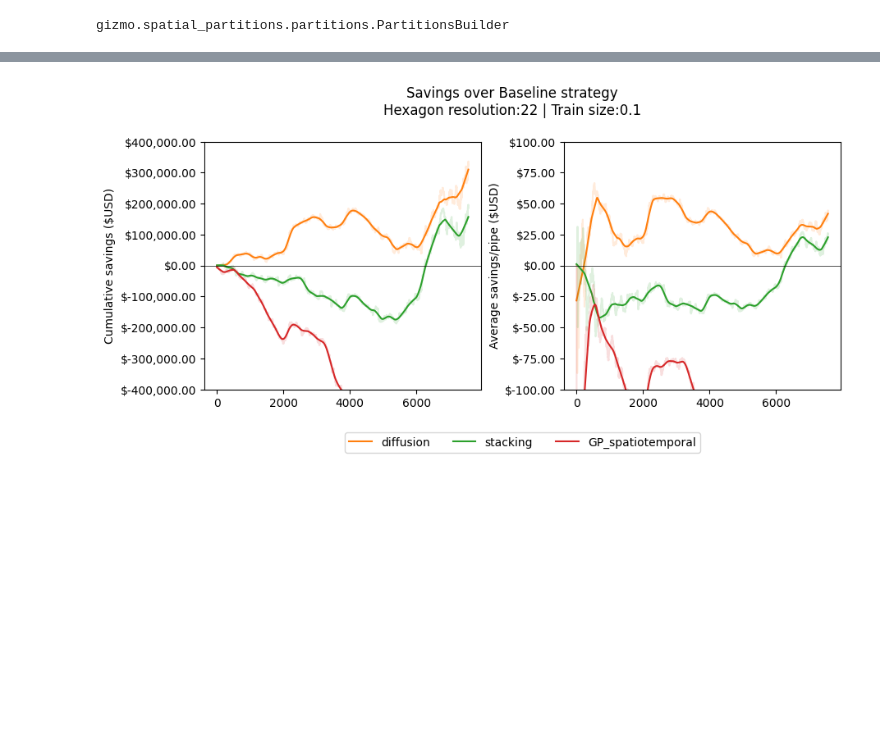
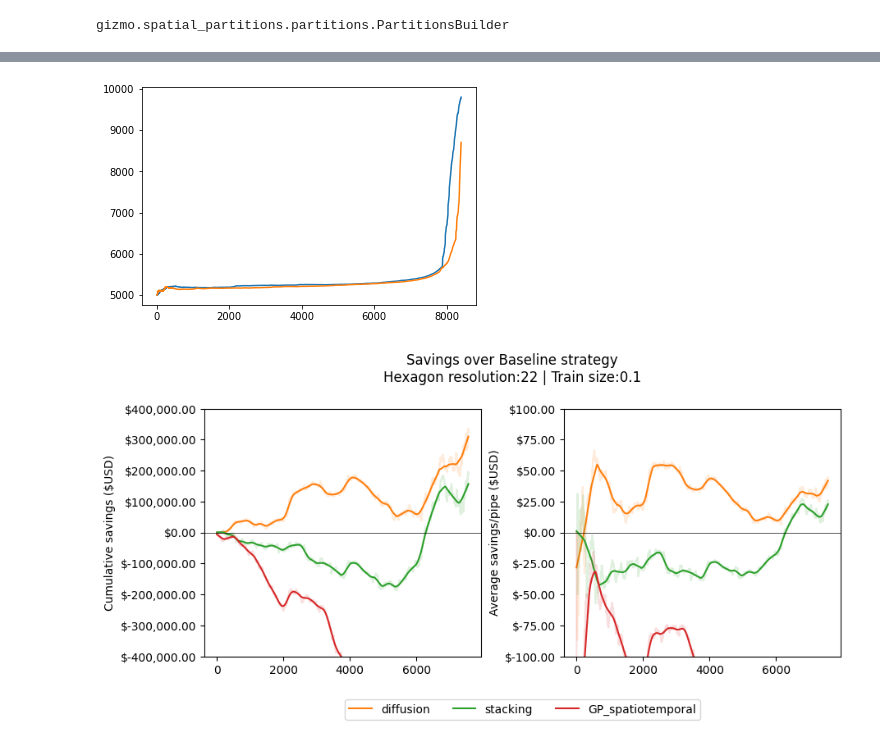
Before and after one commit to mcembalest/teamBlueConduit, a Jupyter notebook: notebooks/modeling/Costs.ipynb, the cells around one changed output, grey strips where cells are left out. Drawn from its saved outputs; the diff is of its cells as text; code cells hidden in the pictures; blank space fills up the shorter version.

```diff
--- a/notebooks/modeling/Costs.ipynb
+++ b/notebooks/modeling/Costs.ipynb
@@ -38,3 +48,9 @@ costs_handler.plot_savings(res=22, ts=0.1, savefig=True, norm_x=True, plot_dir='
+# %%
+plt.plot(costs_handler.costs['ts_0.1']['res_22']['baseline']['cost_avg'])
+plt.plot(costs_handler.costs['ts_0.1']['res_22']['diffusion']['cost_avg'])
+plt.show()
+# %% [output]
+[figure, added]
 # %%
 costs_handler.plot_savings(res=22, ts=0.1, savefig=True, norm_x=False, plot_dir='../../plots/savings')
 # %% [output]
```
Also changed, not shown: parts of 2 cells of this notebook, 4 other files.
